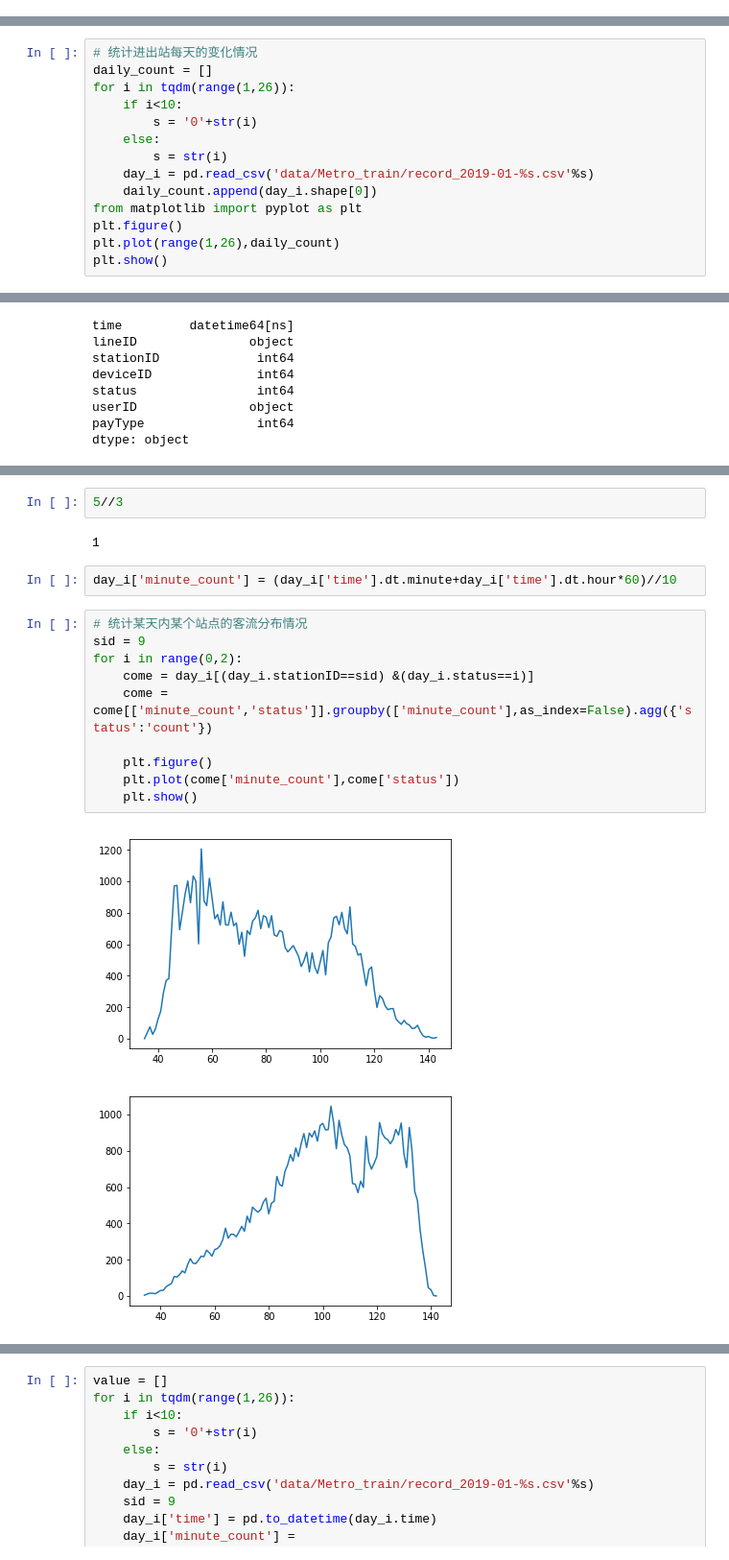
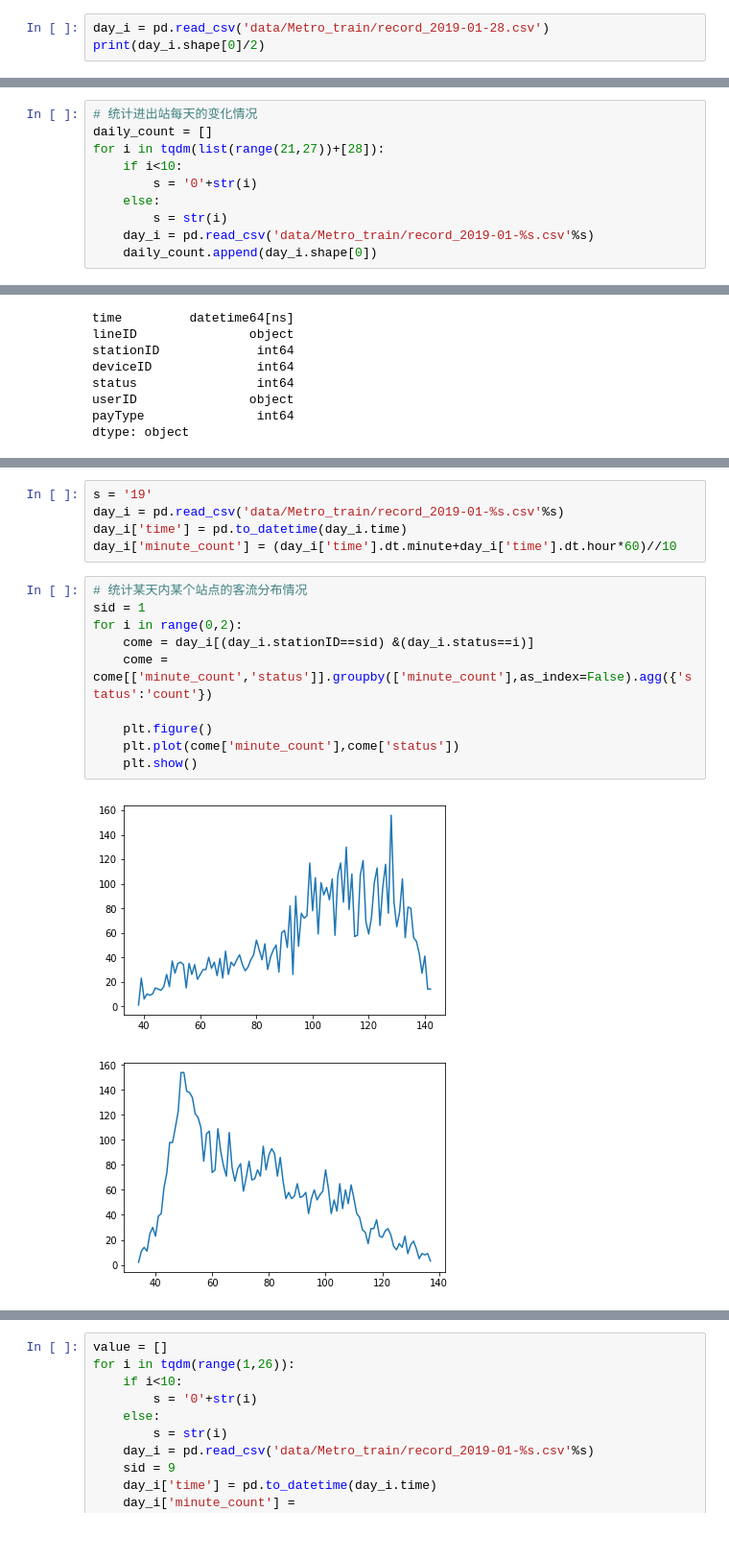
Before and after one commit to zhusleep/city_cal, a Jupyter notebook: EDA.ipynb, the cells around one changed output, grey strips where cells are left out. Shown at 96% size. Drawn from its saved outputs; the diff is of its cells as text.

```diff
--- a/EDA.ipynb
+++ b/EDA.ipynb
@@ -11,0 +8,3 @@ day_i
+# %%
+day_i = pd.read_csv('data/Metro_train/record_2019-01-28.csv')
+print(day_i.shape[0]/2)
@@ -12,14 +13,10 @@ day_i
 # %%
 # 统计进出站每天的变化情况
 daily_count = []
-for i in tqdm(range(1,26)):
+for i in tqdm(list(range(21,27))+[28]):
     if i<10:
         s = '0'+str(i)
     else:
         s = str(i)
     day_i = pd.read_csv('data/Metro_train/record_2019-01-%s.csv'%s)
     daily_count.append(day_i.shape[0])
-from matplotlib import pyplot as plt
-plt.figure()
-plt.plot(range(1,26),daily_count)
-plt.show()
@@ -67,19 +50,18 @@ dtype: object
-# %%
-5//3
-# %% [output]
-1
 # %%
+s = '19'
+day_i = pd.read_csv('data/Metro_train/record_2019-01-%s.csv'%s)
+day_i['time'] = pd.to_datetime(day_i.time)
 day_i['minute_count'] = (day_i['time'].dt.minute+day_i['time'].dt.hour*60)//10
 # %%
 # 统计某天内某个站点的客流分布情况
-sid = 9
+sid = 1
 for i in range(0,2):
     come = day_i[(day_i.stationID==sid) &(day_i.status==i)]
     come = come[['minute_count','status']].groupby(['minute_count'],as_index=False).agg({'status':'count'})
 
     plt.figure()
     plt.plot(come['minute_count'],come['status'])
     plt.show()
 # %% [output]
-[figure, old version]
+[figure, new version]
-[figure, old version]
+[figure, new version]
```
Also changed, not shown: parts of 18 cells of this notebook, 13 other files.
